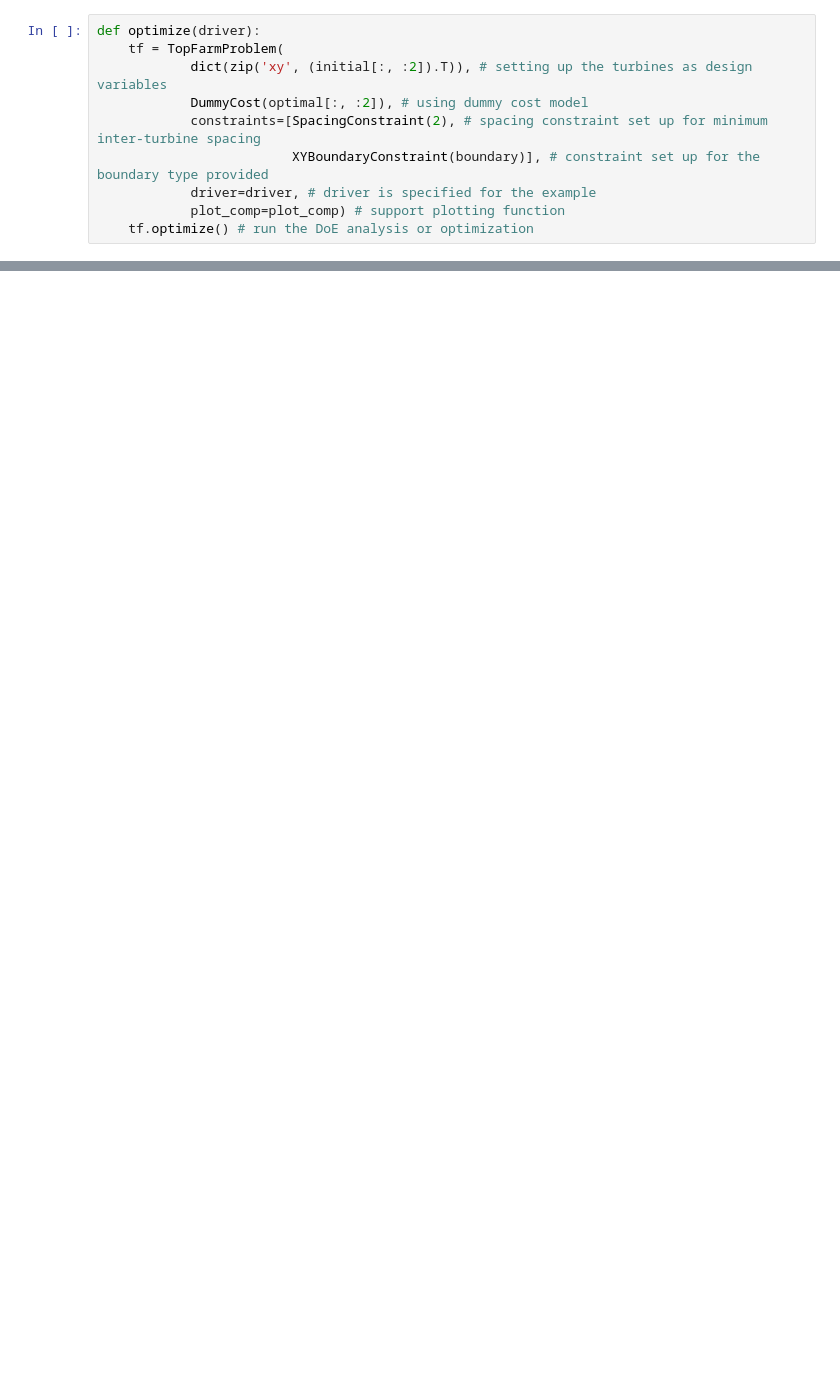
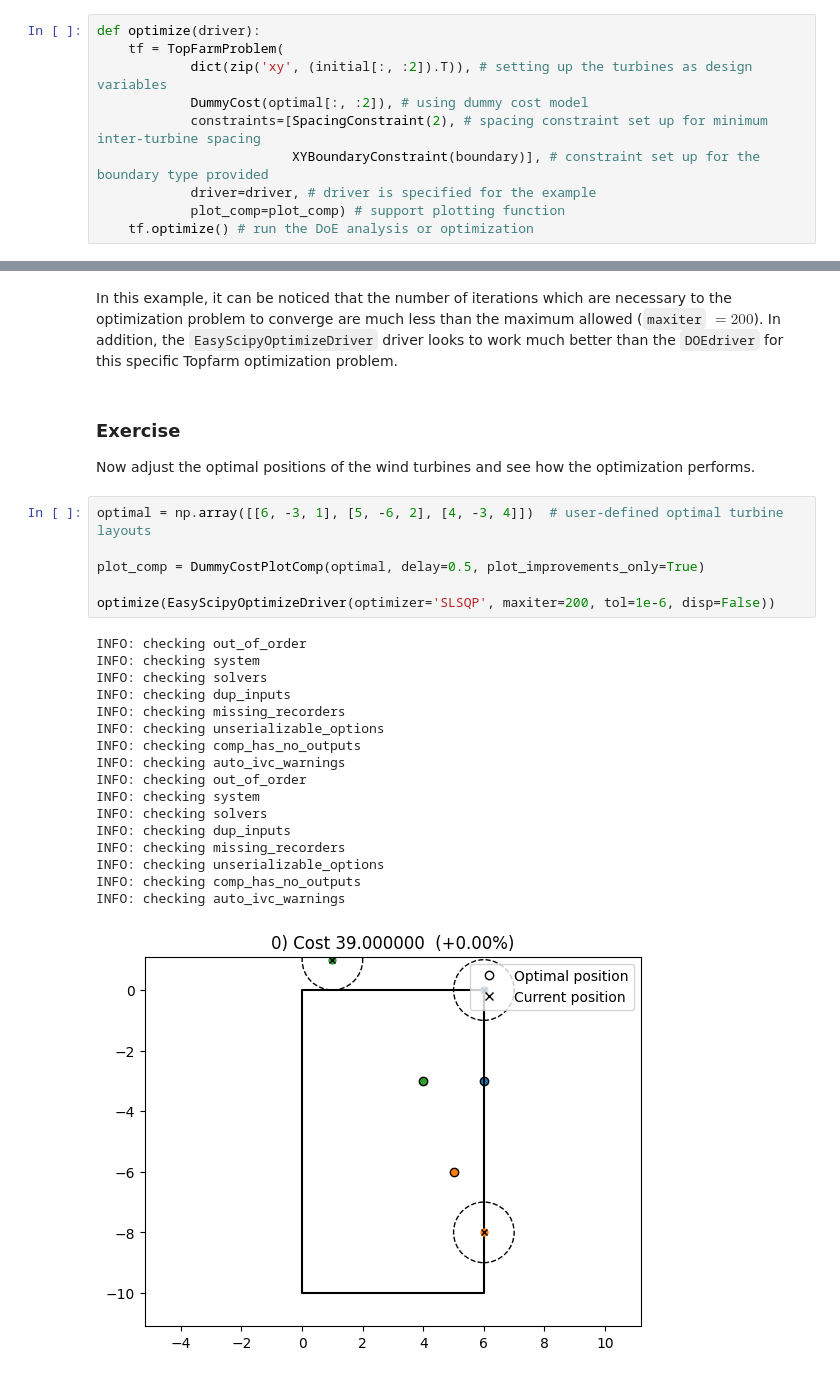
Before and after one commit to DTUWindEnergy/TopFarm2, a Jupyter notebook: docs/notebooks/drivers.ipynb, the cells around one changed output, grey strips where cells are left out. Cells and saved outputs as stored; diff of their text form; blank space fills up the shorter version.

```diff
--- a/docs/notebooks/drivers.ipynb
+++ b/docs/notebooks/drivers.ipynb
@@ -209,0 +205,30 @@ Note that the random search in this case is also slower to converge than the gra
+# %% [markdown]
+In this example, it can be noticed that the number of iterations which are necessary to the optimization problem to converge are much less than the maximum allowed (`maxiter` $=200$). In addition, the `EasyScipyOptimizeDriver` driver looks to work much better than the `DOEdriver` for this specific Topfarm optimization problem.
+# %% [markdown]
+### Exercise
+
+Now adjust the optimal positions of the wind turbines and see how the optimization performs.
+# %%
+optimal = np.array([[6, -3, 1], [5, -6, 2], [4, -3, 4]])  # user-defined optimal turbine layouts
+
+plot_comp = DummyCostPlotComp(optimal, delay=0.5, plot_improvements_only=True)
+
+optimize(EasyScipyOptimizeDriver(optimizer='SLSQP', maxiter=200, tol=1e-6, disp=False))
+# %% [output]
+INFO: checking out_of_order
+INFO: checking system
+INFO: checking solvers
+INFO: checking dup_inputs
+INFO: checking missing_recorders
+INFO: checking unserializable_options
+INFO: checking comp_has_no_outputs
+INFO: checking auto_ivc_warnings
+INFO: checking out_of_order
+INFO: checking system
+INFO: checking solvers
+INFO: checking dup_inputs
+INFO: checking missing_recorders
+INFO: checking unserializable_options
+INFO: checking comp_has_no_outputs
+INFO: checking auto_ivc_warnings
+[figure, added]
```
Also changed, not shown: parts of 54 cells of this notebook, 30 other files.
